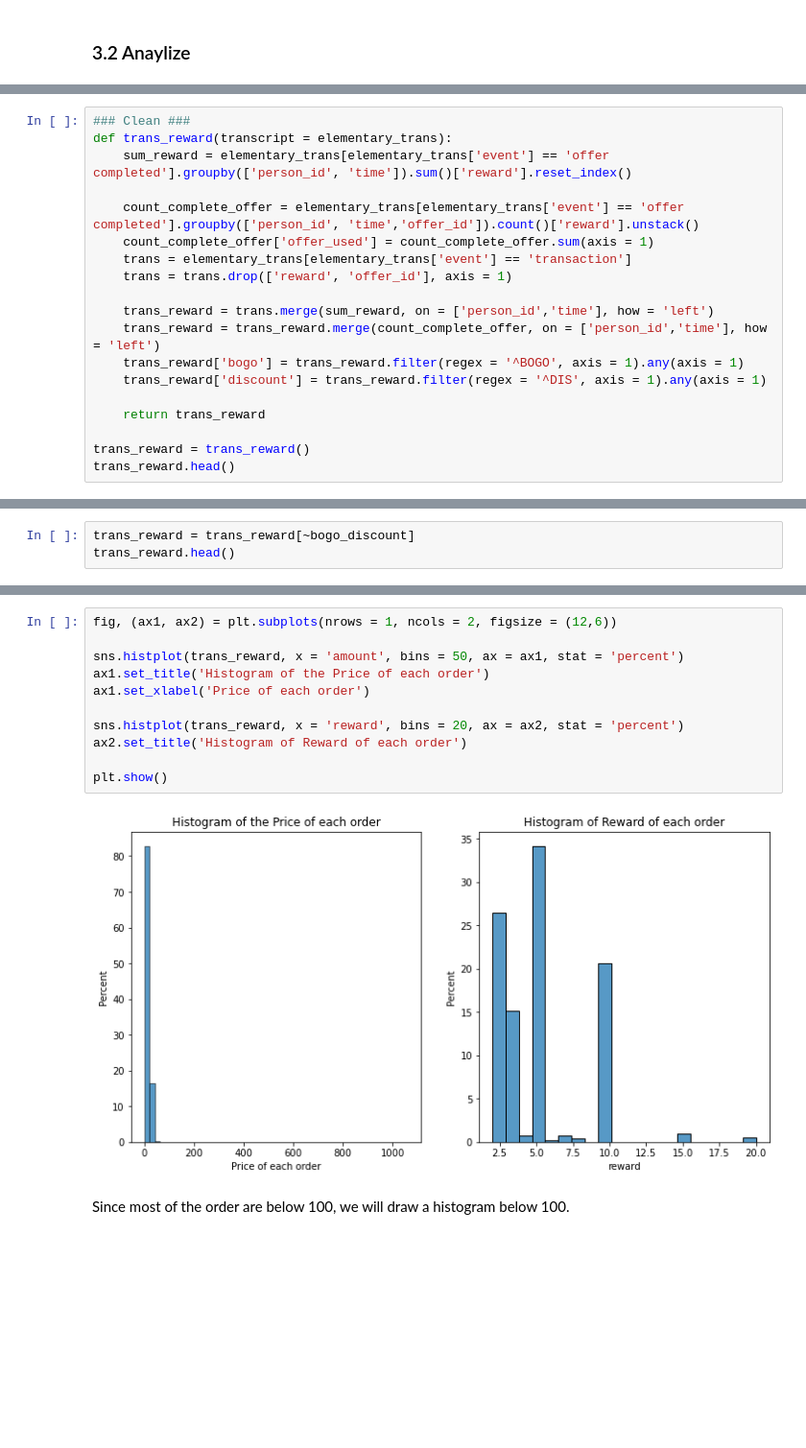
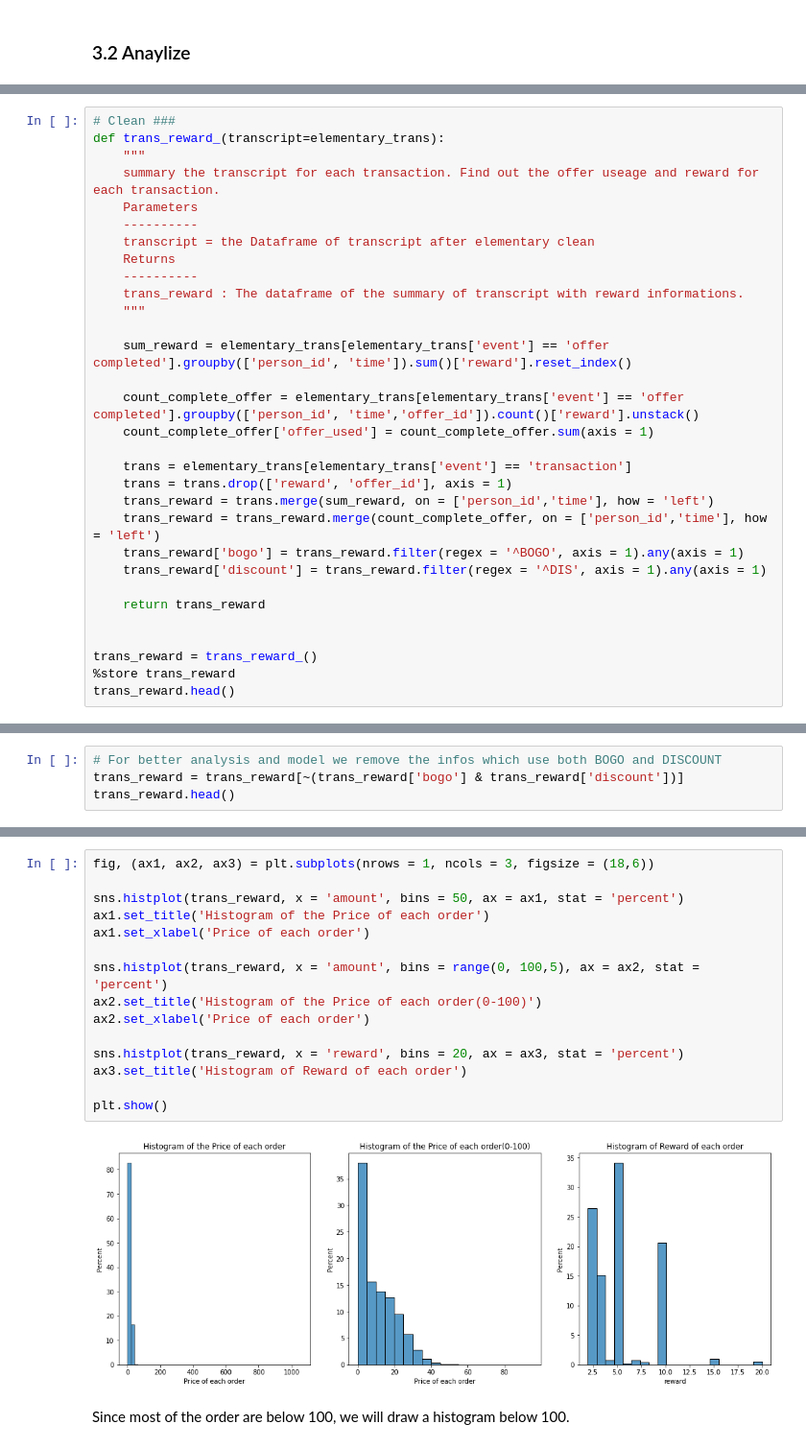
Before and after one commit to venson/starbucks, a Jupyter notebook: Starbucks_Capstone_notebook.ipynb, the cells around one changed output, grey strips where cells are left out. Shown at 96% size. Drawn from its saved outputs; the diff is of its cells as text; blank space fills up the shorter version.

```diff
--- a/Starbucks_Capstone_notebook.ipynb
+++ b/Starbucks_Capstone_notebook.ipynb
@@ -358,13 +386,23 @@ The most import information is how the comsumers responed to offers. So we will
 # %%
-### Clean ###
-def trans_reward(transcript = elementary_trans):
+# Clean ###
+def trans_reward_(transcript=elementary_trans):
+    """
+    summary the transcript for each transaction. Find out the offer useage and reward for each transaction.
+    Parameters
+    ----------
+    transcript = the Dataframe of transcript after elementary clean
+    Returns
+    ----------
+    trans_reward : The dataframe of the summary of transcript with reward informations.
+    """
+
     sum_reward = elementary_trans[elementary_trans['event'] == 'offer completed'].groupby(['person_id', 'time']).sum()['reward'].reset_index()
 
     count_complete_offer = elementary_trans[elementary_trans['event'] == 'offer completed'].groupby(['person_id', 'time','offer_id']).count()['reward'].unstack()
     count_complete_offer['offer_used'] = count_complete_offer.sum(axis = 1)
+
     trans = elementary_trans[elementary_trans['event'] == 'transaction']
     trans = trans.drop(['reward', 'offer_id'], axis = 1)
-
     trans_reward = trans.merge(sum_reward, on = ['person_id','time'], how = 'left')
     trans_reward = trans_reward.merge(count_complete_offer, on = ['person_id','time'], how = 'left')
     trans_reward['bogo'] = trans_reward.filter(regex = '^BOGO', axis = 1).any(axis = 1)
@@ -372,6 +410,8 @@ def trans_reward(transcript = elementary_trans):
 
     return trans_reward
 
-trans_reward = trans_reward()
+
+trans_reward = trans_reward_()
+%store trans_reward
 trans_reward.head()
 # %% [output]
@@ -391,3 +433,0 @@ About 1% of the transactions use both BOGO and Discount, for better modeling, we
-# %%
-trans_reward = trans_reward[~bogo_discount]
-trans_reward.head()
@@ -400,0 +434,4 @@ trans_reward.head()
+# %%
+# For better analysis and model we remove the infos which use both BOGO and DISCOUNT
+trans_reward = trans_reward[~(trans_reward['bogo'] & trans_reward['discount'])]
+trans_reward.head()
@@ -401,15 +445,19 @@ trans_reward.head()
 # %%
-fig, (ax1, ax2) = plt.subplots(nrows = 1, ncols = 2, figsize = (12,6))
+fig, (ax1, ax2, ax3) = plt.subplots(nrows = 1, ncols = 3, figsize = (18,6))
 
 sns.histplot(trans_reward, x = 'amount', bins = 50, ax = ax1, stat = 'percent')
 ax1.set_title('Histogram of the Price of each order')
 ax1.set_xlabel('Price of each order')
 
-sns.histplot(trans_reward, x = 'reward', bins = 20, ax = ax2, stat = 'percent')
-ax2.set_title('Histogram of Reward of each order')
+sns.histplot(trans_reward, x = 'amount', bins = range(0, 100,5), ax = ax2, stat = 'percent')
+ax2.set_title('Histogram of the Price of each order(0-100)')
+ax2.set_xlabel('Price of each order')
+
+sns.histplot(trans_reward, x = 'reward', bins = 20, ax = ax3, stat = 'percent')
+ax3.set_title('Histogram of Reward of each order')
 
 plt.show()
 # %% [output]
-[figure, old version]
+[figure, new version]
 # %% [markdown]
 Since most of the order are below 100, we will draw a histogram below 100.
```
Also changed, not shown: parts of 101 cells of this notebook.
